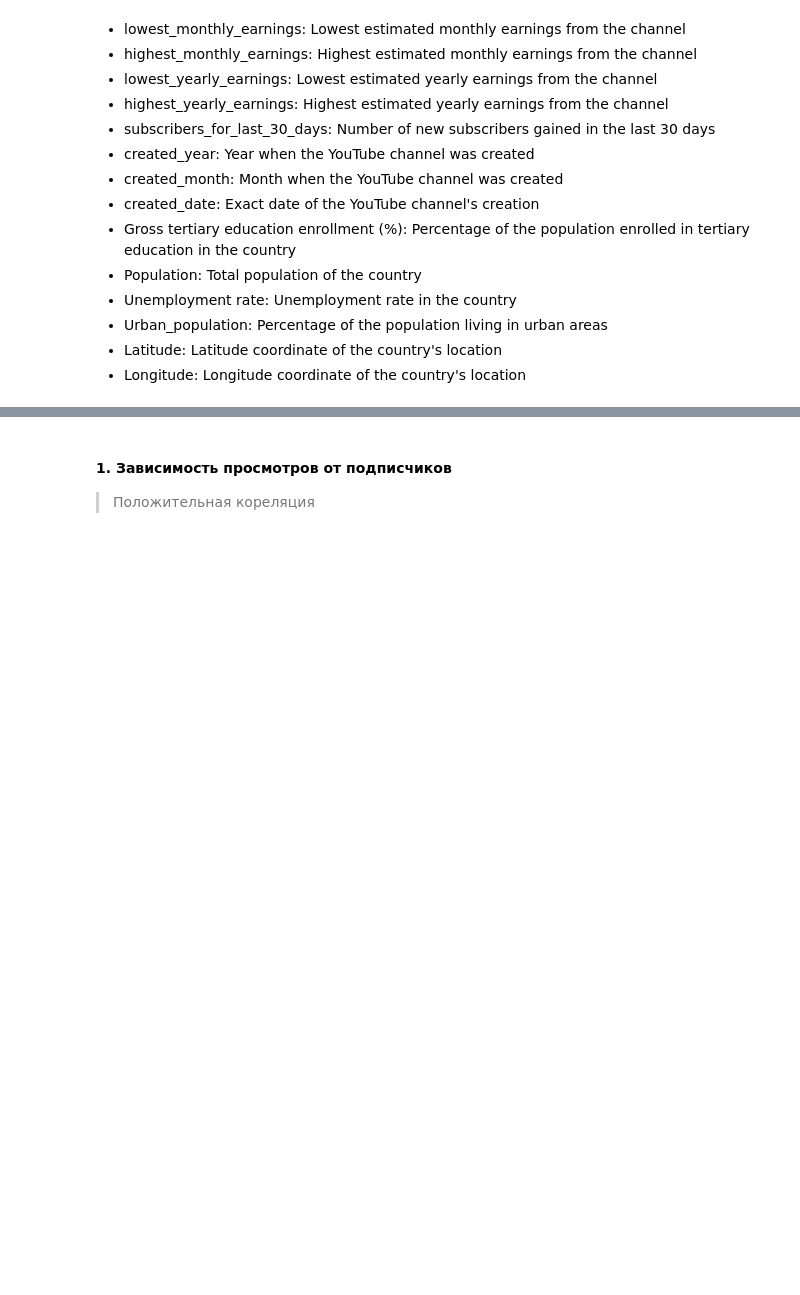
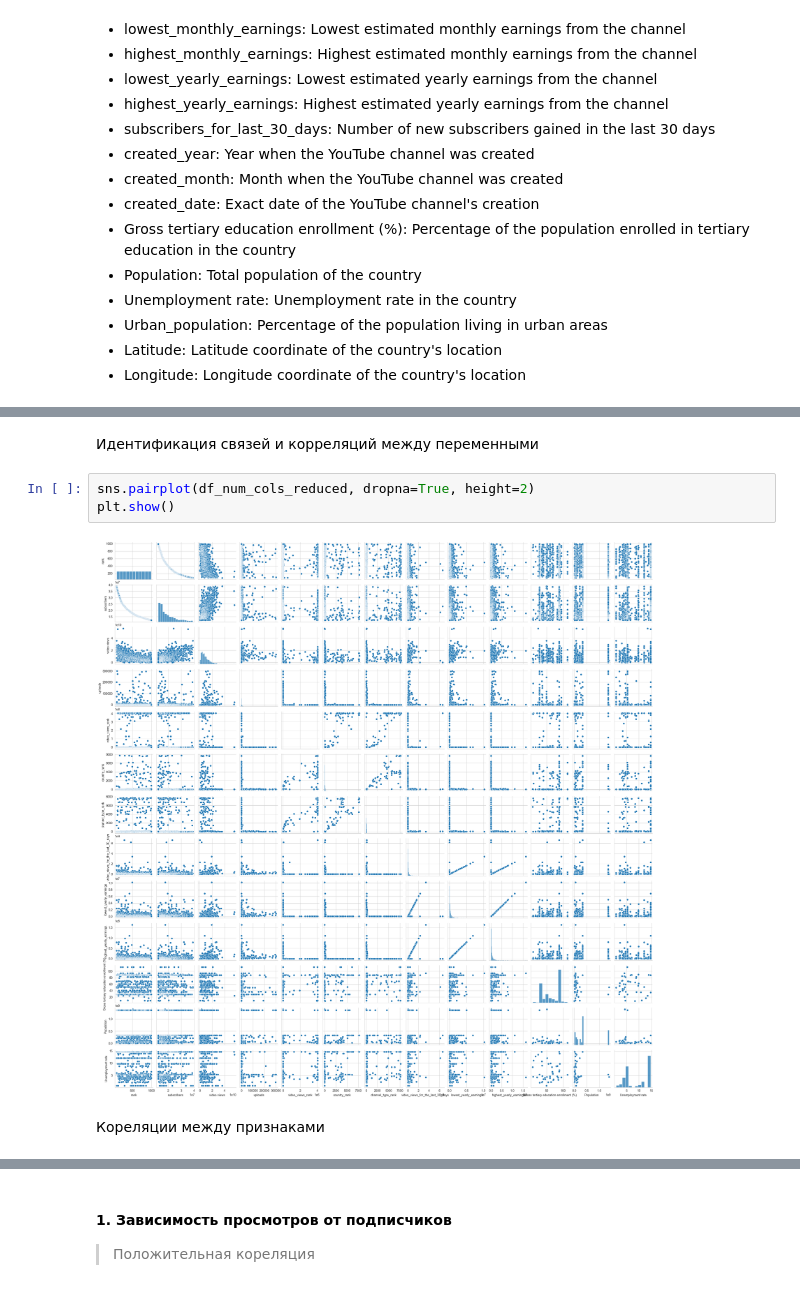
Before and after one commit to archimage-wiz/DS_PythonStat_Hw_Last, a Jupyter notebook: Hw_YoutubeStatistics_Final.ipynb, the cells around one changed output, grey strips where cells are left out. Cells and saved outputs as stored; diff of their text form; blank space fills up the shorter version.

```diff
--- a/Hw_YoutubeStatistics_Final.ipynb
+++ b/Hw_YoutubeStatistics_Final.ipynb
@@ -160,0 +161,9 @@ plt.show()
+# %% [markdown]
+Идентификация связей и корреляций между переменными
+# %%
+sns.pairplot(df_num_cols_reduced, dropna=True, height=2)
+plt.show()
+# %% [output]
+[figure, added]
+# %% [markdown]
+Кореляции между признаками
```
Also changed, not shown: parts of 45 cells of this notebook.
